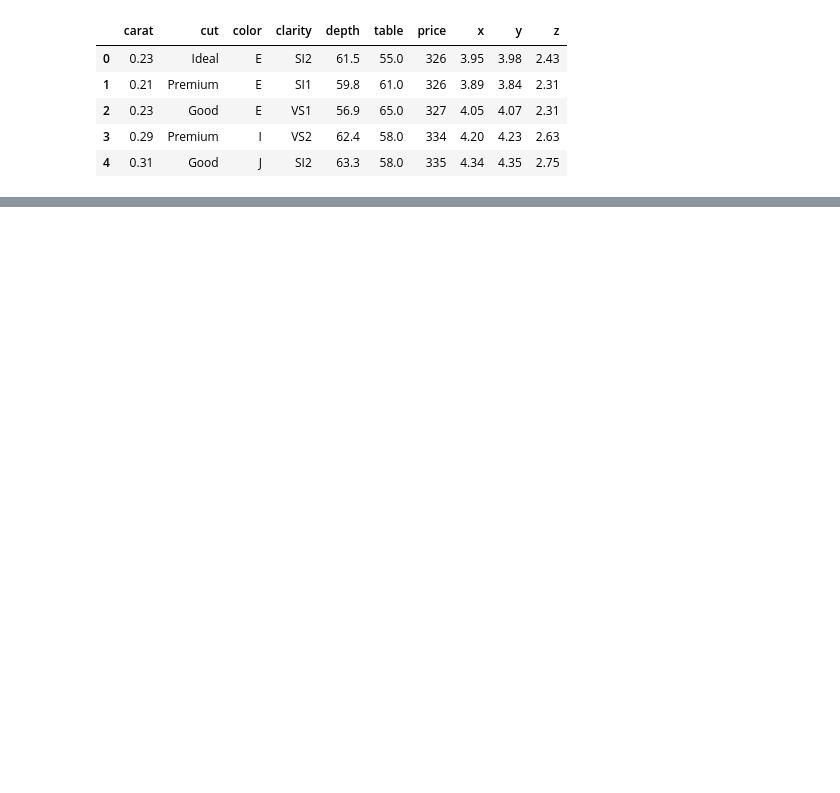
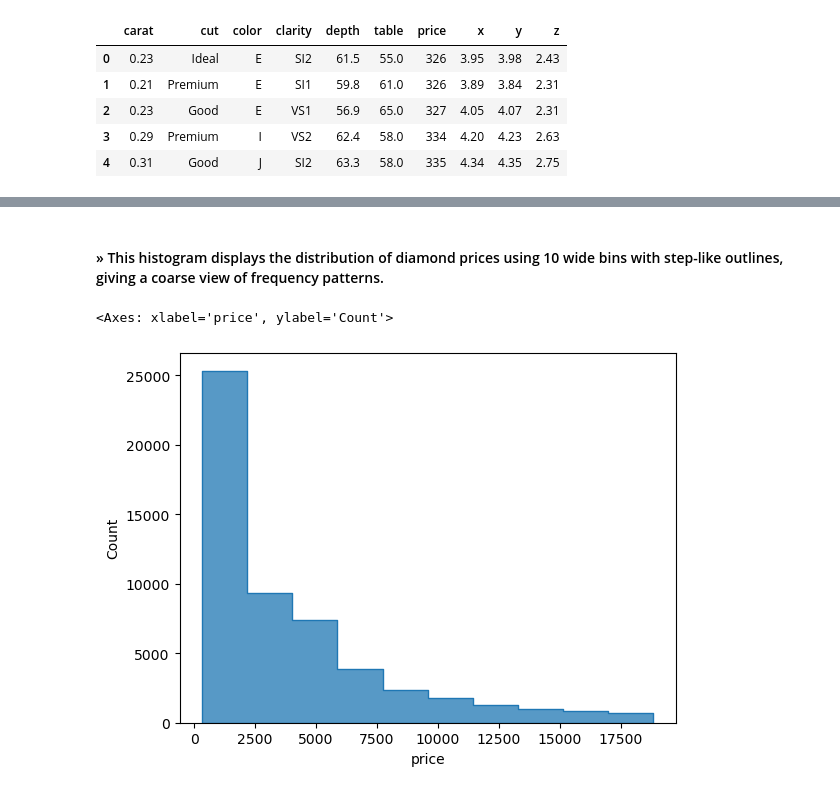
Before and after one commit to zeysnepk/data-manipulation, a Jupyter notebook: data_visualization/histograms.ipynb, the cells around one changed output, grey strips where cells are left out. Saved outputs shown, nothing was run; the diff lists cells and outputs as text; code cells hidden in the pictures; blank space fills up the shorter version.

```diff
--- a/data_visualization/histograms.ipynb
+++ b/data_visualization/histograms.ipynb
@@ -64,0 +42,7 @@ https://gist.github.com/mwaskom/de44147ed2974457ad6372750bbe5751
+# %% [markdown]
+#### » This histogram displays the distribution of diamond prices using 10 wide bins with step-like outlines, giving a coarse view of frequency patterns.
+# %%
+sns.histplot(df.price,element="step",bins=10)
+# %% [output]
+<Axes: xlabel='price', ylabel='Count'>
+[figure, added]
```
Also changed, not shown: parts of 20 cells of this notebook, 48 other files.
